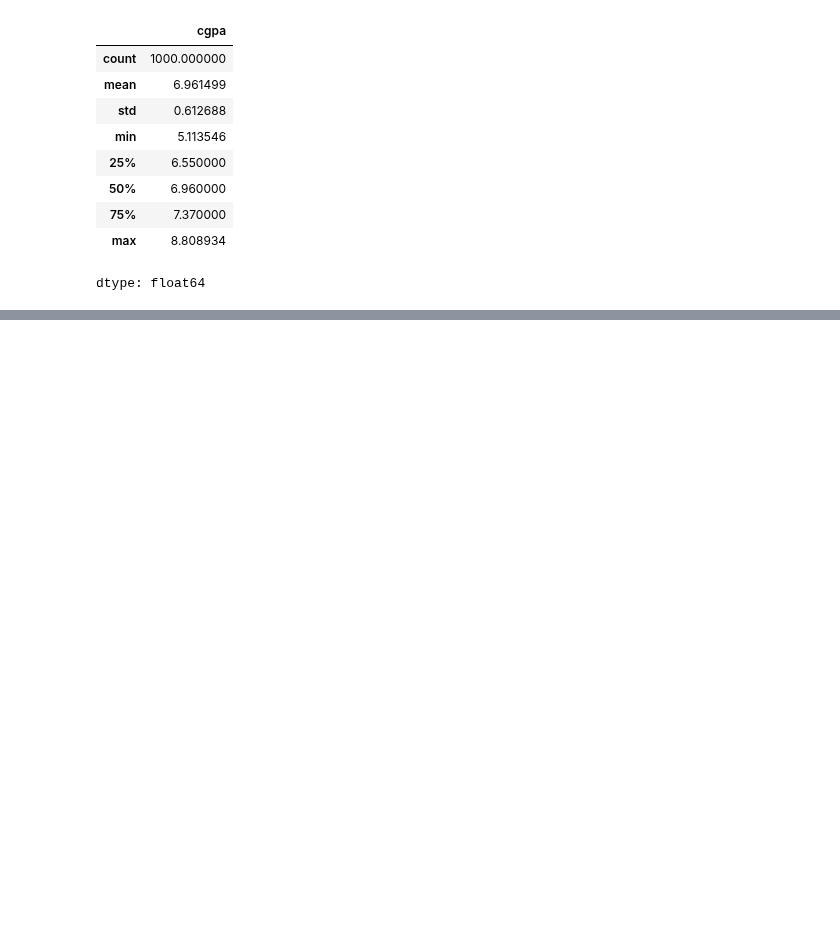
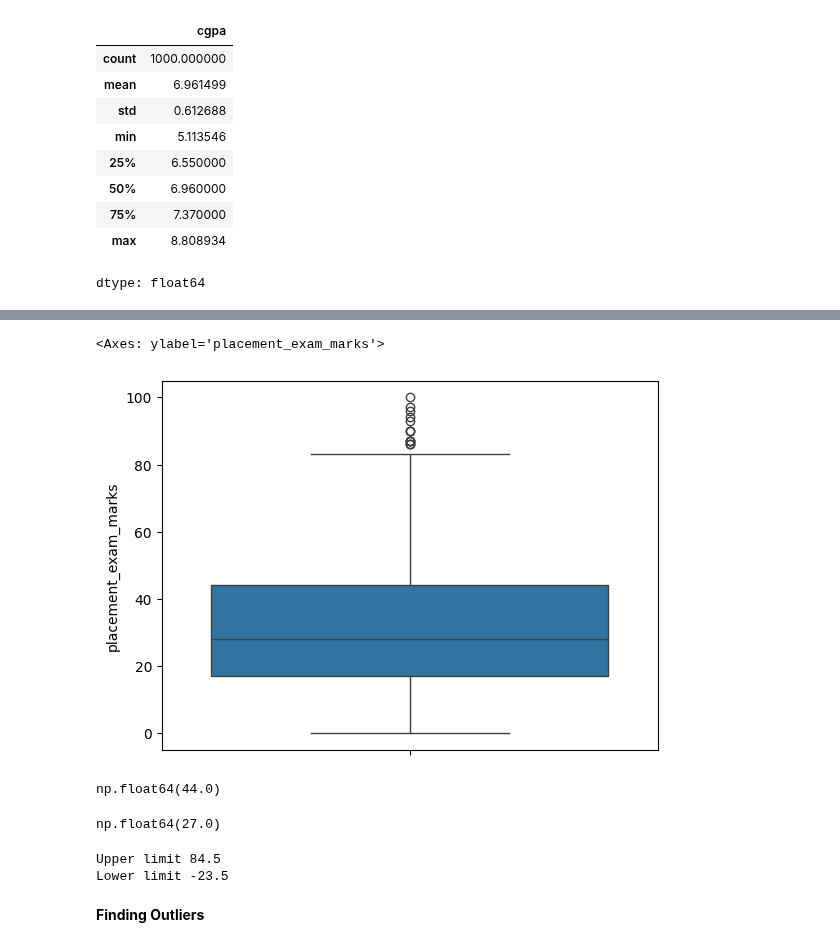
Before and after one commit to Dhrupad-05/Intro-to-Machine-Learning, a Jupyter notebook: 7_Outlier_Detection_&_Removal.ipynb, the cells around one changed output, grey strips where cells are left out. Cells and saved outputs as stored; diff of their text form; code cells hidden in the pictures; blank space fills up the shorter version.

Commit message:
Iqr& Percentile  based Filtering Added

```diff
--- a/7_Outlier_Detection_&_Removal.ipynb
+++ b/7_Outlier_Detection_&_Removal.ipynb
@@ -168,0 +171,7 @@ dtype: float64
+# %%
+import numpy as np
+import pandas as pd
+import matplotlib.pyplot as plt
+import seaborn as sns
+df = pd.read_csv('placement.csv')
+df.head()
@@ -168,0 +215,27 @@ dtype: float64
+# %%
+sns.boxplot(df['placement_exam_marks'])
+# %% [output]
+<Axes: ylabel='placement_exam_marks'>
+[figure, added]
+# %%
+# Finding the IQR
+percentile25 = df['placement_exam_marks'].quantile(0.25)
+percentile75 = df['placement_exam_marks'].quantile(0.75)
+percentile75
+# %% [output]
+np.float64(44.0)
+# %%
+iqr = percentile75 - percentile25
+iqr
+# %% [output]
+np.float64(27.0)
+# %%
+upper_limit = percentile75 + 1.5 * iqr
+lower_limit = percentile25 - 1.5 * iqr
+print("Upper limit",upper_limit)
+print("Lower limit",lower_limit)
+# %% [output]
+Upper limit 84.5
+Lower limit -23.5
+# %% [markdown]
+**Finding Outliers**
```
Also changed, not shown: parts of 26 cells of this notebook.
